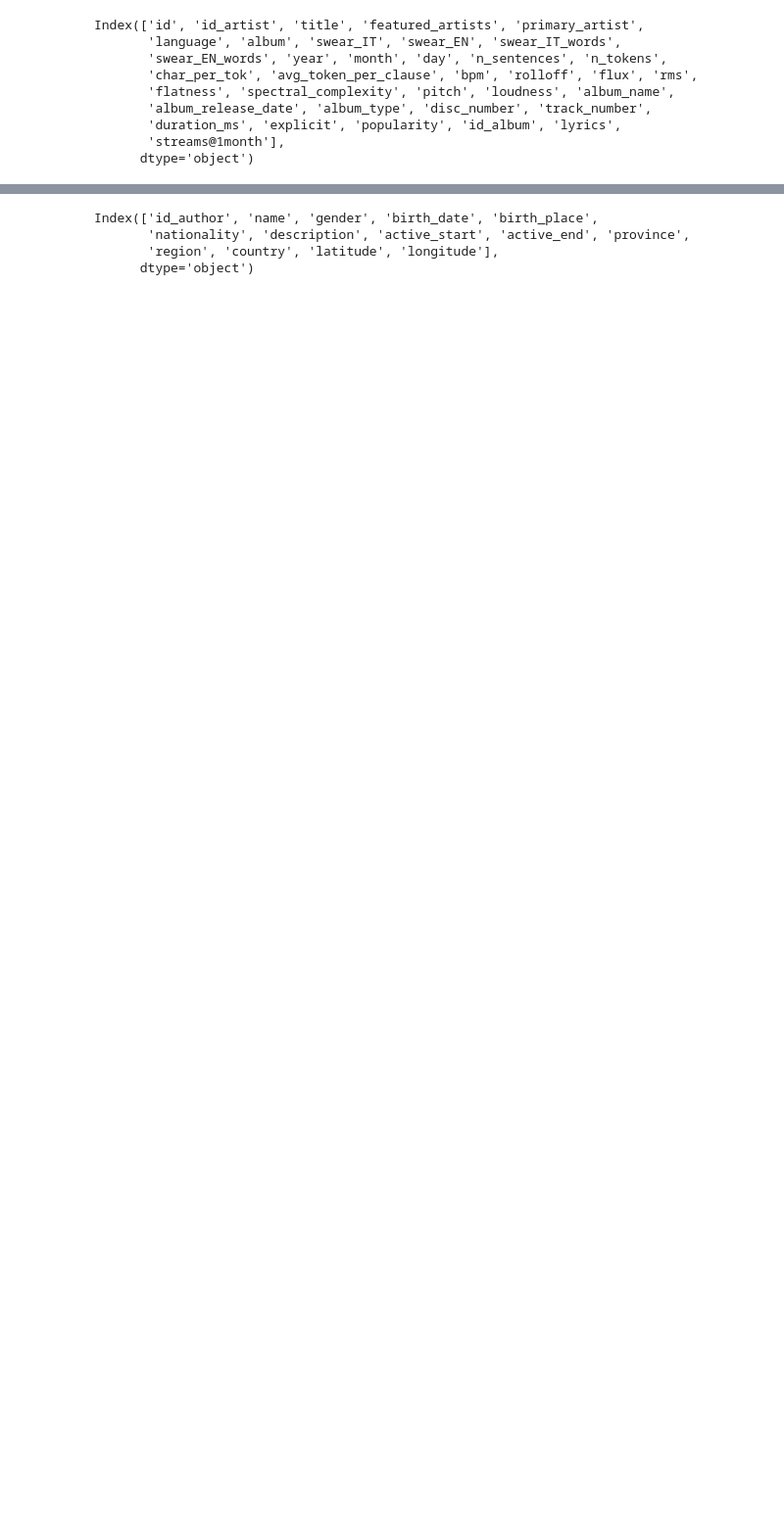
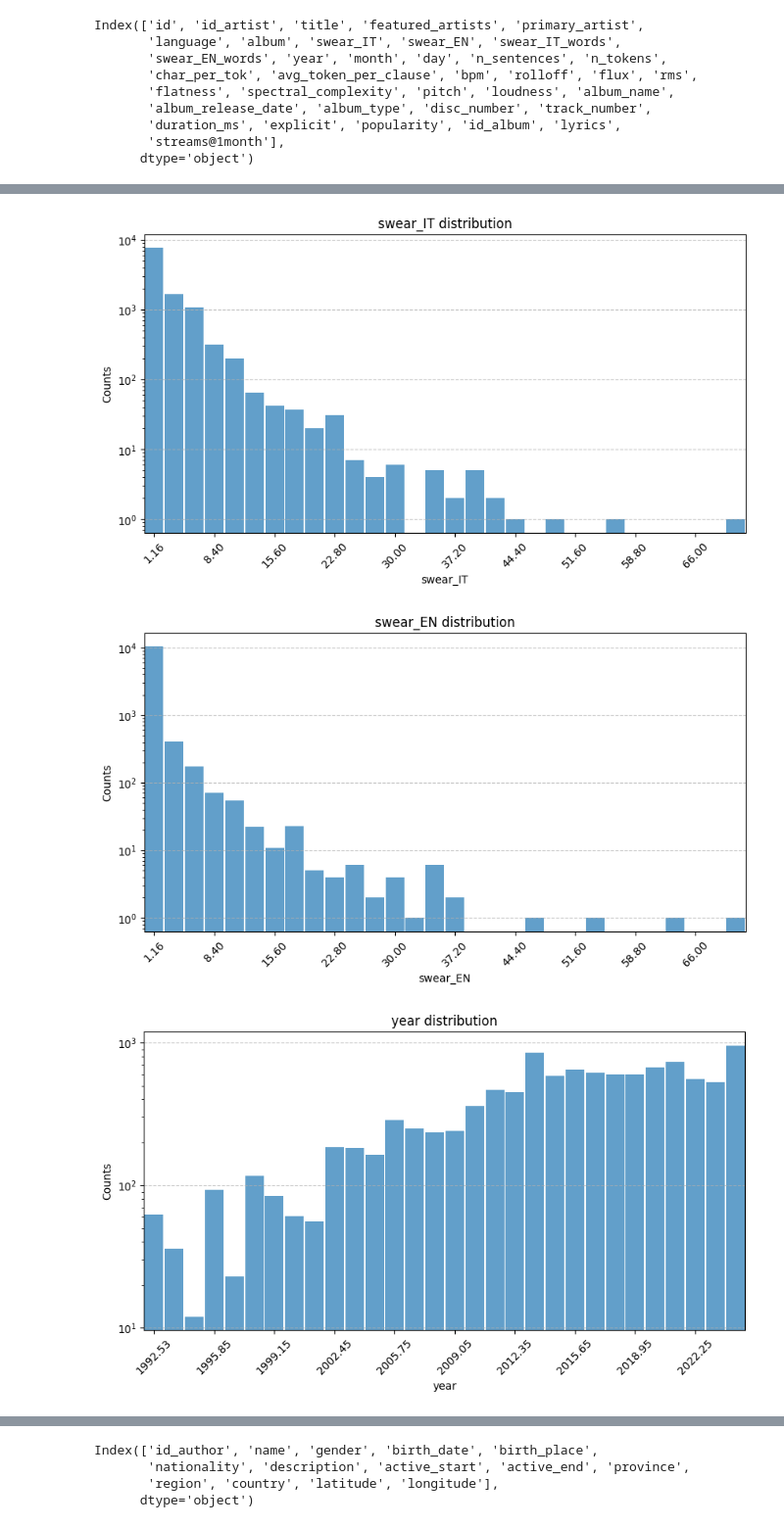
Before and after one commit to ChefBB/dss_lab_project, a Jupyter notebook: understanding.ipynb, the cells around one changed output, grey strips where cells are left out. Shown at 98% size. Saved outputs shown, nothing was run; the diff lists cells and outputs as text; code cells hidden in the pictures; blank space fills up the shorter version.

Commit message:
added distributions of features (not really useful)

```diff
--- a/understanding.ipynb
+++ b/understanding.ipynb
@@ -15,0 +20,31 @@ Index(['id', 'id_artist', 'title', 'featured_artists', 'primary_artist',
+# %%
+import matplotlib.pyplot as plt
+
+def plot_distrib(df, feature):
+    feat = df[feature].dropna()
+    if feat.empty: return
+
+    plt.figure(figsize=(10, 5))
+    # create a barplot of binned counts for the numeric feature
+    counts = feat.value_counts(bins=30).sort_index()
+    bin_centers = [(interval.left + interval.right) / 2 for interval in counts.index]
+    bar_width = (counts.index[0].right - counts.index[0].left) * 0.9 if len(counts) > 0 else 0.8
+    plt.bar(bin_centers, counts.values, width=bar_width, alpha=0.7, color='C0')
+    # reduce number of x-ticks for readability
+    step = max(1, len(bin_centers) // 10)
+    plt.xticks(bin_centers[::step], rotation=45)
+    plt.title(f'{feature} distribution')
+    plt.xlabel(feature)
+    plt.ylabel('Counts')
+    plt.grid(axis='y', linestyle='--', alpha=0.7)
+    plt.xlim(df[feature].min(), df[feature].max())
+    plt.yscale('log')
+    plt.show()
+# %%
+for feat in df_songs.columns:
+    if pd.api.types.is_numeric_dtype(df_songs[feat]):
+        plot_distrib(df_songs, feat)
+# %% [output]
+[figure, added]
+[figure, added]
+[figure, added]
```
Also changed, not shown: parts of 5 cells of this notebook.
